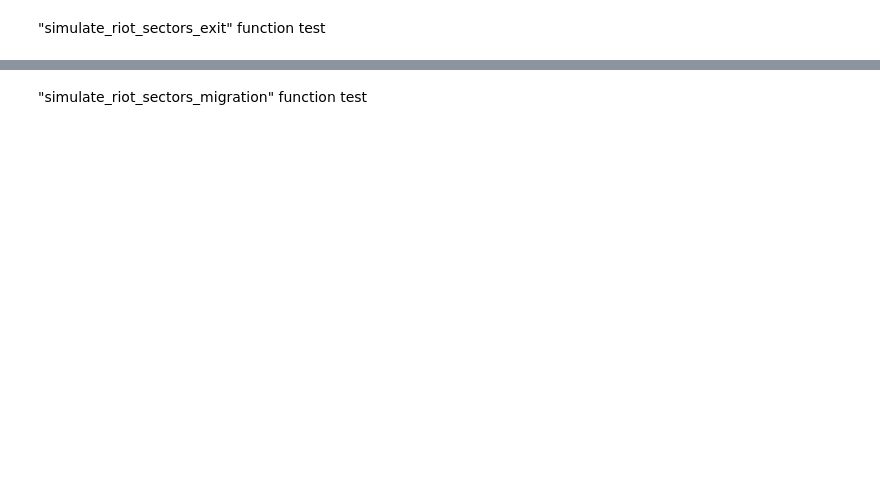
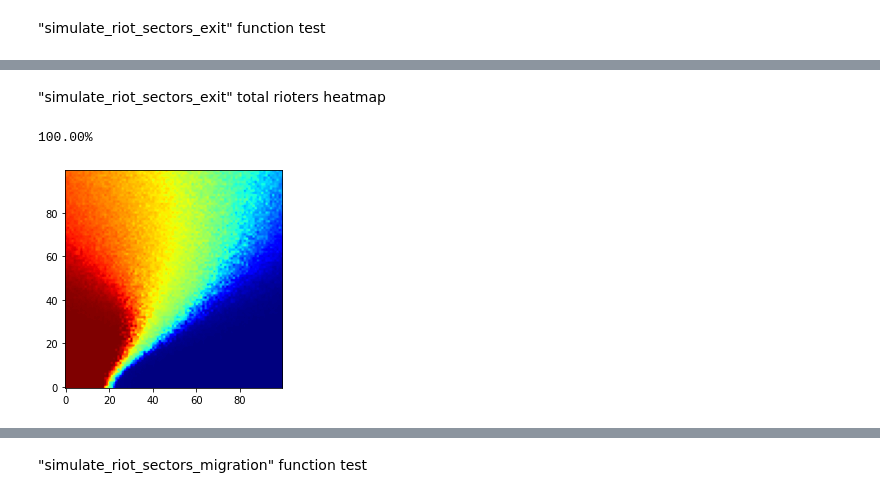
Before and after one commit to AlantheBenign/Critical-mass-model-for-social-dynamic, a Jupyter notebook: Modelo Novo/Sectors threshold model.ipynb, the cells around one changed output, grey strips where cells are left out. Drawn from its saved outputs; the diff is of its cells as text; code cells hidden in the pictures; blank space fills up the shorter version.

```diff
--- a/Modelo Novo/Sectors threshold model.ipynb
+++ b/Modelo Novo/Sectors threshold model.ipynb
@@ -224,0 +235,38 @@ plt.show()
+# %% [markdown]
+"simulate_riot_sectors_exit" total rioters heatmap
+# %%
+N = 200
+averages_sample = np.arange(0,100)  # average value of the normal distribution
+deviations = np.arange(0,100)       # standard deviations of the normal distribution
+
+sector0_size = 100
+sector1_size = 100
+
+steps = 10
+simulations = 10
+
+heat_map = np.zeros((100,100))
+
+for k in averages_sample:
+    clear_output(wait=True)
+    print(str("%.2f" % (100*k/99)+"%"), end="\n")
+
+    for i in deviations:         # a set of simulations per standard deviation value
+        average_size = 0
+
+        for j in range(simulations):   # riot simulation
+            agents = func.create_agents(N,k,i)
+            system = func.System(agents, sector0_size, sector1_size)
+            final = func.simulate_riot_sectors_exit(system, steps)
+            average_size += final[0][-1] + final[1][-1]
+
+        average_size = average_size/simulations
+        heat_map[i][k] = average_size
+
+plt.figure()
+plt.imshow(heat_map, origin="lower",cmap="jet")
+#plt.savefig("Média e Desvio Padrão - Determinístico")
+plt.show()
+# %% [output]
+100.00%
+[figure, added]
```
Also changed, not shown: parts of 36 cells of this notebook.
